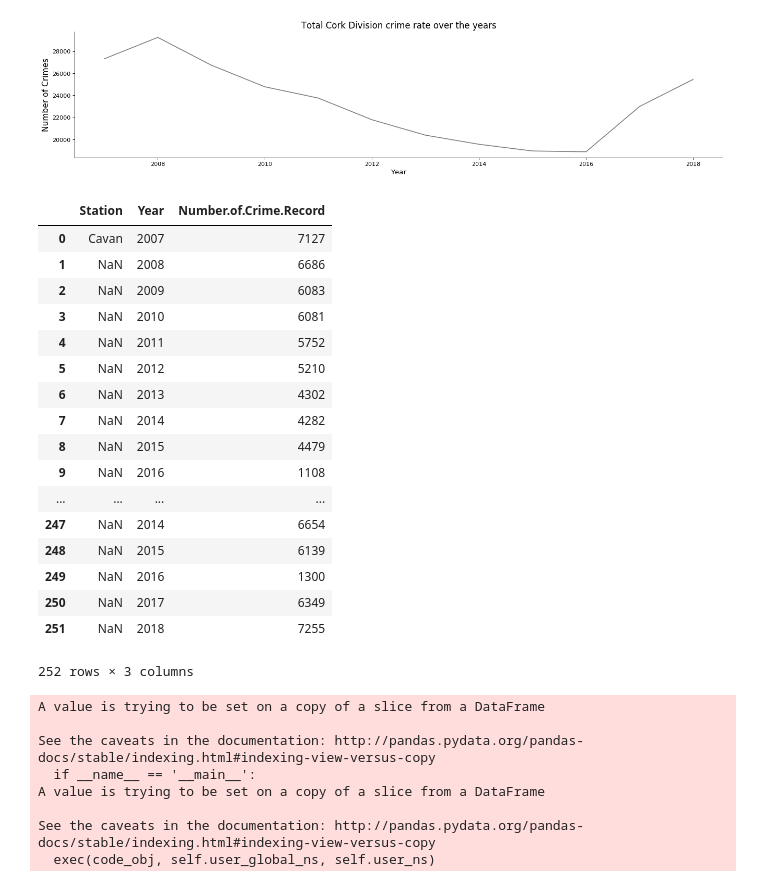
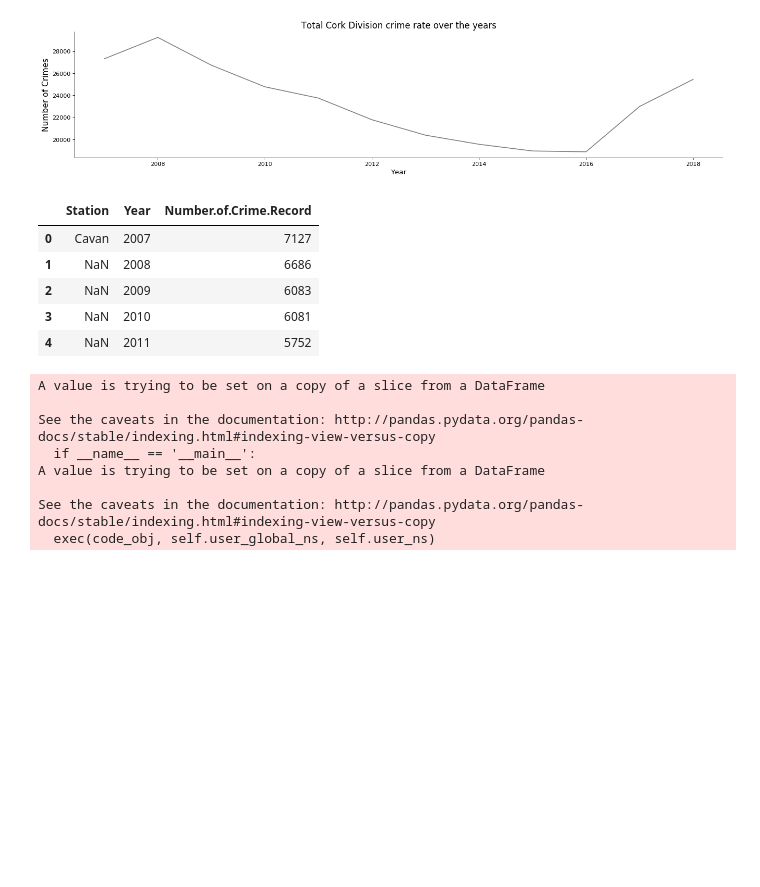
Before and after one commit to somya-anchalia/Data-Analytics-Projects, a Jupyter notebook: Forked from Kaggle/Code/Heart Disease Analysis/heart-disease.ipynb, the cells around one changed output. Saved outputs shown, nothing was run; the diff lists cells and outputs as text; code cells hidden in the pictures; blank space fills up the shorter version.

```diff
--- a/Forked from Kaggle/Code/Heart Disease Analysis/heart-disease.ipynb
+++ b/Forked from Kaggle/Code/Heart Disease Analysis/heart-disease.ipynb
@@ -150,27 +150,15 @@ Text(0, 0.5, 'Number of Crimes')
 # %%
 #Now let's look at Station wise crime rates
 
 Ireland_crime3 = Ireland_crime1[["Station","Year","Number.of.Crime.Record"]]
-Ireland_crime3
+Ireland_crime3.head()
 # %% [output]
 |  | Station | Year | Number.of.Crime.Record |
 | 0 | Cavan | 2007 | 7127 |
 | 1 | NaN | 2008 | 6686 |
 | 2 | NaN | 2009 | 6083 |
 | 3 | NaN | 2010 | 6081 |
 | 4 | NaN | 2011 | 5752 |
-| 5 | NaN | 2012 | 5210 |
-| 6 | NaN | 2013 | 4302 |
-| 7 | NaN | 2014 | 4282 |
-| 8 | NaN | 2015 | 4479 |
-| 9 | NaN | 2016 | 1108 |
-| ... | ... | ... | ... |
-| 247 | NaN | 2014 | 6654 |
-| 248 | NaN | 2015 | 6139 |
-| 249 | NaN | 2016 | 1300 |
-| 250 | NaN | 2017 | 6349 |
-| 251 | NaN | 2018 | 7255 |
-252 rows × 3 columns
 # %%
 # Handling null values of Sations
 
```
Also changed, not shown: parts of 6 cells of this notebook.
